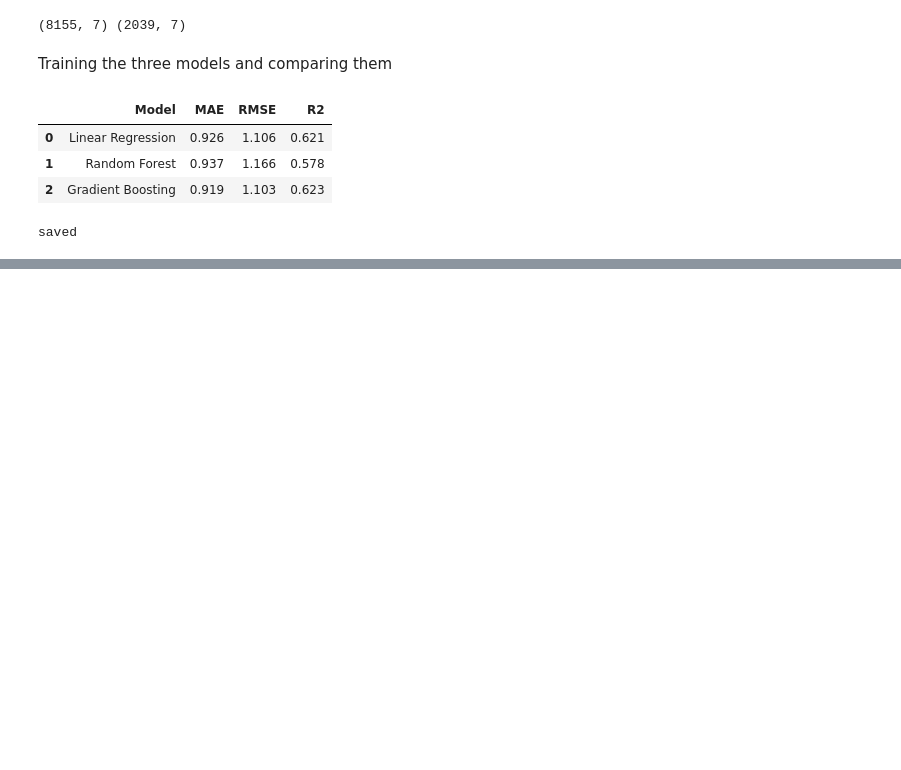
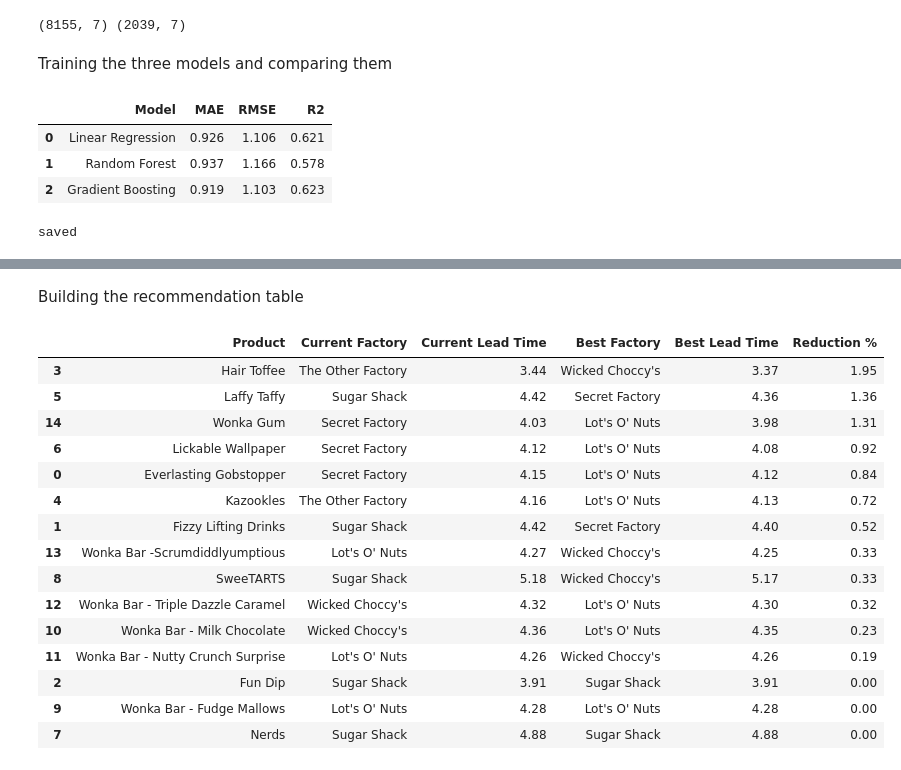
Before and after one commit to NityaRanout-2496/nassau-candy-shipping-optimization, a Jupyter notebook: notebooks/02_modeling.ipynb, the cells around one changed output, grey strips where cells are left out. Drawn from its saved outputs; the diff is of its cells as text; code cells hidden in the pictures; blank space fills up the shorter version.

```diff
--- a/notebooks/02_modeling.ipynb
+++ b/notebooks/02_modeling.ipynb
@@ -86,0 +136,39 @@ saved
+# %% [markdown]
+Building the recommendation table
+# %%
+current = df.groupby("Product Name")["Factory"].first()
+
+rows = []
+for p in sim_table.index:
+    cur = current[p]
+    cur_pred = sim_table.loc[p, cur]
+    best = sim_table.loc[p].idxmin()
+    best_pred = sim_table.loc[p, best]
+    rows.append({
+        "Product": p,
+        "Current Factory": cur,
+        "Current Lead Time": cur_pred,
+        "Best Factory": best,
+        "Best Lead Time": best_pred,
+        "Reduction %": (cur_pred - best_pred) / cur_pred * 100,
+    })
+
+rec = pd.DataFrame(rows).sort_values("Reduction %", ascending=False).round(2)
+rec
+# %% [output]
+|  | Product | Current Factory | Current Lead Time | Best Factory | Best Lead Time | Reduction % |
+| 3 | Hair Toffee | The Other Factory | 3.44 | Wicked Choccy's | 3.37 | 1.95 |
+| 5 | Laffy Taffy | Sugar Shack | 4.42 | Secret Factory | 4.36 | 1.36 |
+| 14 | Wonka Gum | Secret Factory | 4.03 | Lot's O' Nuts | 3.98 | 1.31 |
+| 6 | Lickable Wallpaper | Secret Factory | 4.12 | Lot's O' Nuts | 4.08 | 0.92 |
+| 0 | Everlasting Gobstopper | Secret Factory | 4.15 | Lot's O' Nuts | 4.12 | 0.84 |
+| 4 | Kazookles | The Other Factory | 4.16 | Lot's O' Nuts | 4.13 | 0.72 |
+| 1 | Fizzy Lifting Drinks | Sugar Shack | 4.42 | Secret Factory | 4.40 | 0.52 |
+| 13 | Wonka Bar -Scrumdiddlyumptious | Lot's O' Nuts | 4.27 | Wicked Choccy's | 4.25 | 0.33 |
+| 8 | SweeTARTS | Sugar Shack | 5.18 | Wicked Choccy's | 5.17 | 0.33 |
+| 12 | Wonka Bar - Triple Dazzle Caramel | Wicked Choccy's | 4.32 | Lot's O' Nuts | 4.30 | 0.32 |
+| 10 | Wonka Bar - Milk Chocolate | Wicked Choccy's | 4.36 | Lot's O' Nuts | 4.35 | 0.23 |
+| 11 | Wonka Bar - Nutty Crunch Surprise | Lot's O' Nuts | 4.26 | Wicked Choccy's | 4.26 | 0.19 |
+| 2 | Fun Dip | Sugar Shack | 3.91 | Sugar Shack | 3.91 | 0.00 |
+| 9 | Wonka Bar - Fudge Mallows | Lot's O' Nuts | 4.28 | Lot's O' Nuts | 4.28 | 0.00 |
+| 7 | Nerds | Sugar Shack | 4.88 | Sugar Shack | 4.88 | 0.00 |
```
Also changed, not shown: parts of 8 cells of this notebook, 2 other files.
